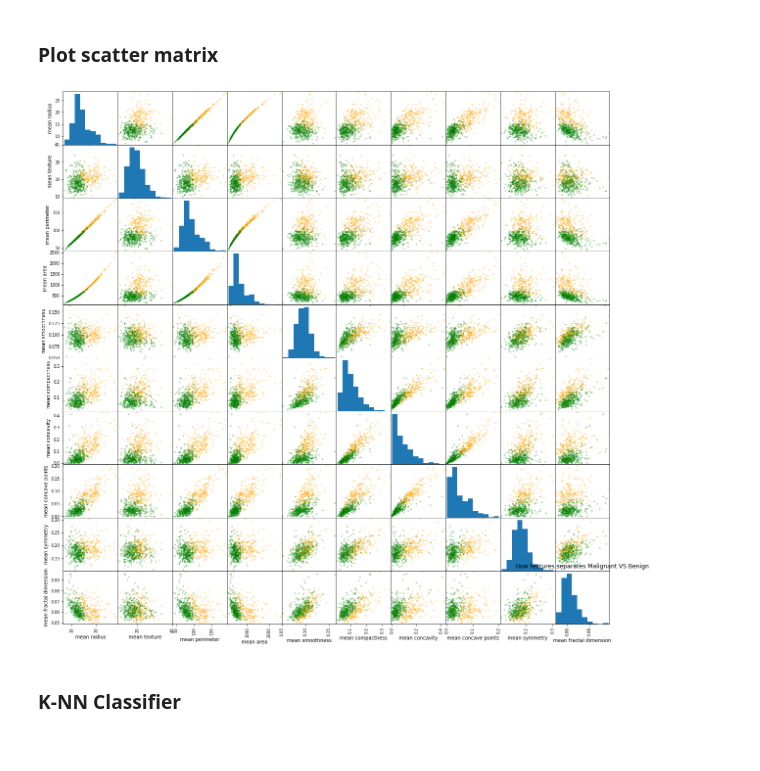
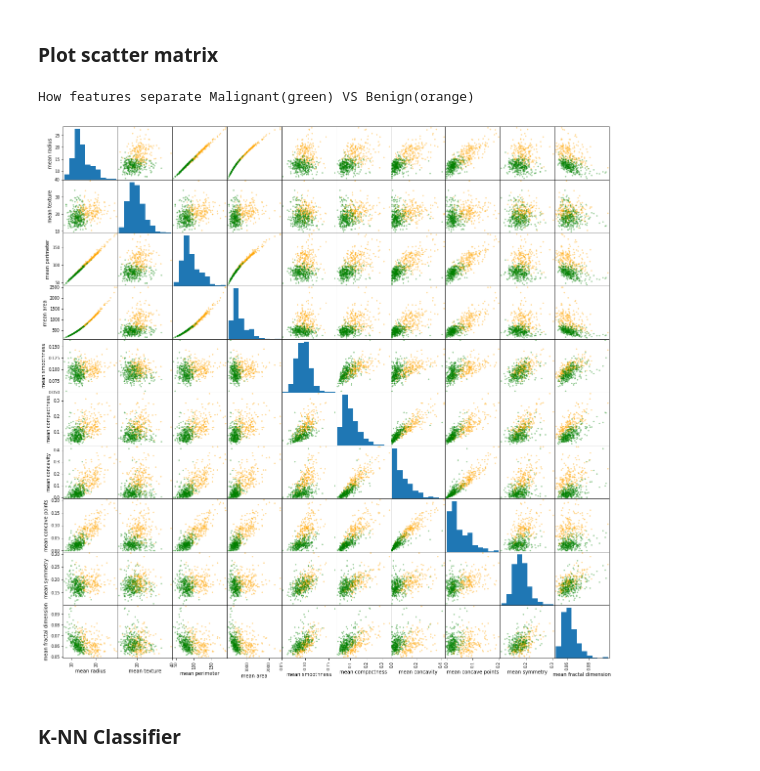
Before and after one commit to Edudeiko/CS-Data-Science-Build-Week-1, a Jupyter notebook: notebook/notebook_test.ipynb, the cells around one changed output. Drawn from its saved outputs; the diff is of its cells as text; code cells hidden in the pictures.

```diff
--- a/notebook/notebook_test.ipynb
+++ b/notebook/notebook_test.ipynb
@@ -144,11 +144,13 @@ target_list = list(df['target'])
 colors = list(map(lambda ii: append_color.get(ii), target_list))
 # %%
 # plot
-pd.plotting.scatter_matrix(df_data[ten_features_names], c=colors, alpha=0.4, figsize=(20,20))
-plt.title('How features separates Malignant VS Benign')
+print('How features separate Malignant(green) VS Benign(orange)')
+pd.plotting.scatter_matrix(df_data[ten_features_names], c=colors,
+                           alpha=0.4, figsize=(20,20))
 plt.show()
 # %% [output]
+How features separate Malignant(green) VS Benign(orange)
-[figure, old version]
+[figure, new version]
 # %% [markdown]
 ### K-NN Classifier
 # %%
```
